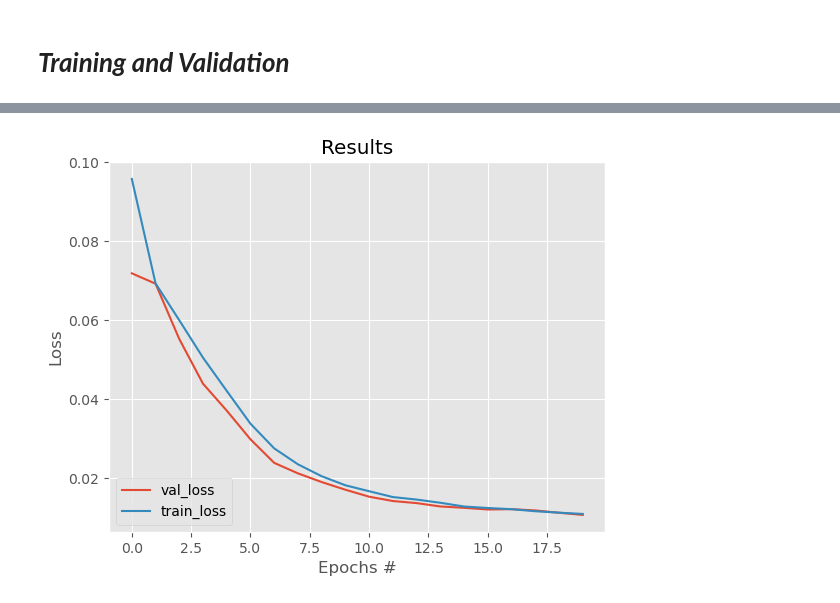
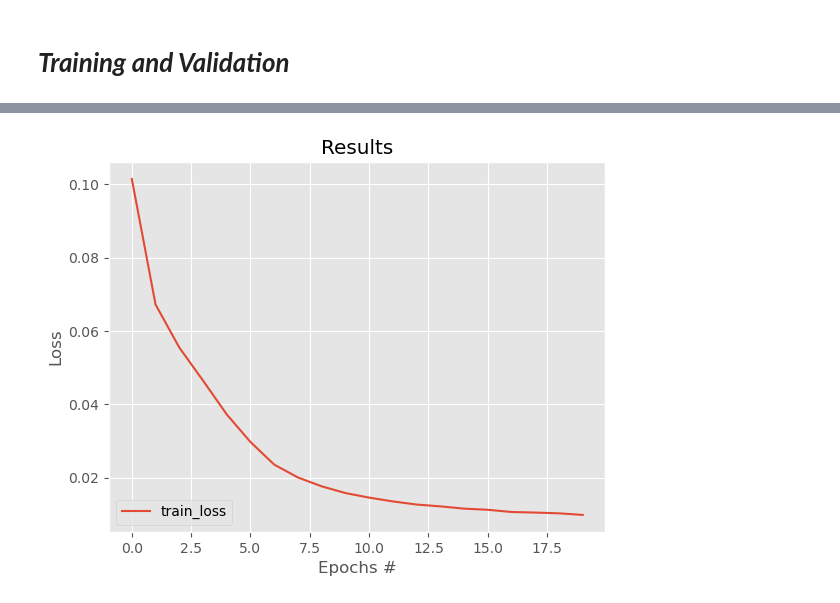
Before and after one commit to Tikai7/Depth-estimation, a Jupyter notebook: depth-model.ipynb, the cells around one changed output, grey strips where cells are left out. Cells and saved outputs as stored; diff of their text form; code cells hidden in the pictures.

```diff
--- a/depth-model.ipynb
+++ b/depth-model.ipynb
@@ -46,5 +51,6 @@ targets = target_paths.map(preprocess(False))
 # %%
-MAX_DATA = len(images)//2
+FACTEUR = 0.3
+MAX_DATA = int(len(images)*FACTEUR)
 
 images = images.take(MAX_DATA)
 targets = targets.take(MAX_DATA)
@@ -69,4 +75,10 @@ plt.show()
 [figure]
 # %% [markdown]
 # ***Spliting Data***
+# %%
+def get_train(data,train_count):
+    return data.take(train_count)
+
+def get_validation(data,train_count):
+    return data.skip(train_count)
 # %%
@@ -171,7 +186,7 @@ class DepthModel(Model):
         return self.last_conv(X)
 # %%
 LR = 1e-4
-image_dim = batch_x[nb].shape[-1]
+image_dim = real_im[nb].shape[-1]
 model = DepthModel(image_dim=image_dim)
 opt = Adam(learning_rate=LR)
 # %% [markdown]
@@ -255,13 +270,15 @@ for epoch in tf.range(EPOCHS):
         print(model.summary())
         show = False
 
-    for batch_x,batch_y in zip(X_test,y_test):
-        loss = val_step(batch_x,batch_y)
-        val_batch_loss.append(loss)
+    if VALID :
+        for batch_x,batch_y in zip(X_test,y_test):
+            loss = val_step(batch_x,batch_y)
+            val_batch_loss.append(loss)
+        values=[('val_loss',loss)]
+        pb_i.add(1, values=values)
+        val_loss.append(sum(val_batch_loss)/len(val_batch_loss))
 
-    values=[('val_loss',loss)]
-    pb_i.add(1, values=values)
-    val_loss.append(sum(val_batch_loss)/len(val_batch_loss))
+
     training_loss.append(sum(batch_loss)/len(batch_loss))
 
 print("\n[END]")
@@ -300,16 +317,17 @@ model.save(model_path)
 # %%
 plt.style.use("ggplot")
 plt.figure()
-plt.plot(val_loss, label="val_loss")
+if VALID :
+    plt.plot(val_loss, label="val_loss")
 plt.plot(training_loss, label="train_loss")
 plt.title("Results")
 plt.xlabel("Epochs #")
 plt.ylabel("Loss")
 plt.legend(loc="lower left")
 plt.savefig("plot.png")
 plt.show()
 # %% [output]
-[figure, old version]
+[figure, new version]
 # %%
 _,batch = next(enumerate(X_train))
 _,target = next(enumerate(y_train))
```
Also changed, not shown: parts of 11 cells of this notebook, 4 other files.
